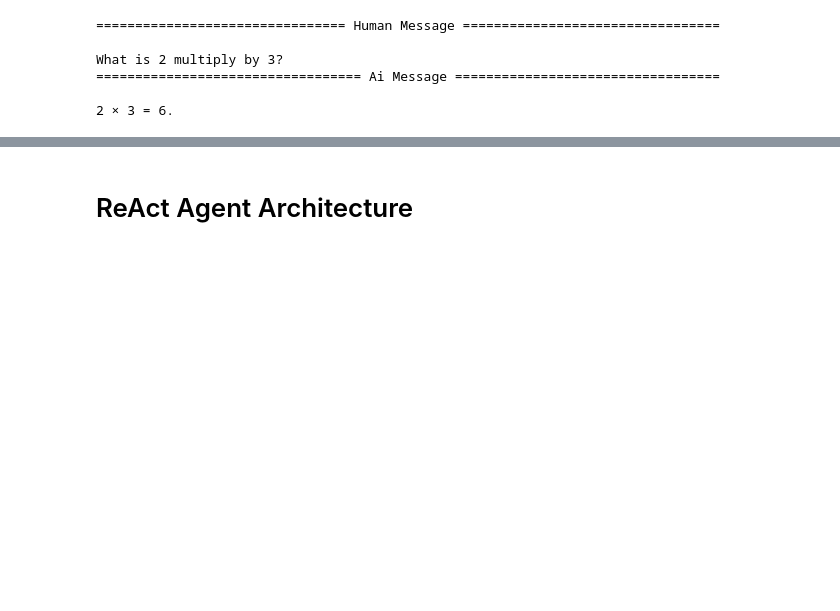
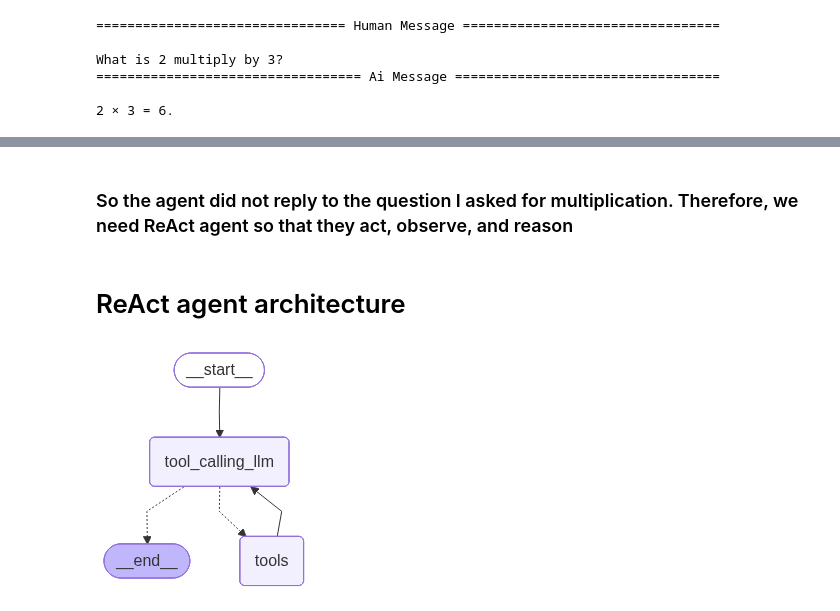
Before and after one commit to Jaggi0504/AgenticRAG, a Jupyter notebook: Chatbot/chatbot.ipynb, the cells around one changed output, grey strips where cells are left out. Saved outputs shown, nothing was run; the diff lists cells and outputs as text; code cells hidden in the pictures; blank space fills up the shorter version.

```diff
--- a/Chatbot/chatbot.ipynb
+++ b/Chatbot/chatbot.ipynb
@@ -149,2 +170,24 @@ What is 2 multiply by 3?
+# %% [markdown]
+### So the agent did not reply to the question I asked for multiplication. Therefore, we need ReAct agent so that they act, observe, and reason
 # %% [markdown]
-# ReAct Agent Architecture
+# ReAct agent architecture
+# %%
+def tool_calling_llm(state: State):
+    return {"messages":[llm_with_tool.invoke(state['messages'])]}
+
+builder=StateGraph(State)
+builder.add_node("tool_calling_llm", tool_calling_llm)
+builder.add_node("tools", ToolNode(tools))
+
+builder.add_edge(START, "tool_calling_llm")
+builder.add_conditional_edges(
+    "tool_calling_llm",
+    tools_condition
+)
+builder.add_edge("tools", 'tool_calling_llm')
+
+graph=builder.compile()
+
+display(Image(graph.get_graph().draw_mermaid_png()))
+# %% [output]
+[figure, added]
```
Also changed, not shown: parts of 8 cells of this notebook, 5 other files.
